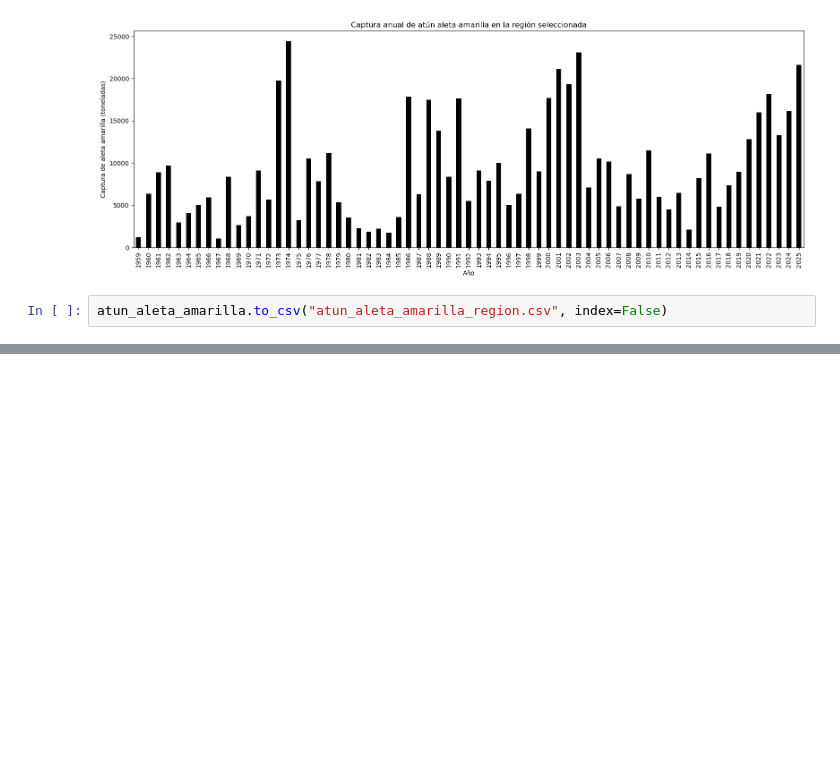
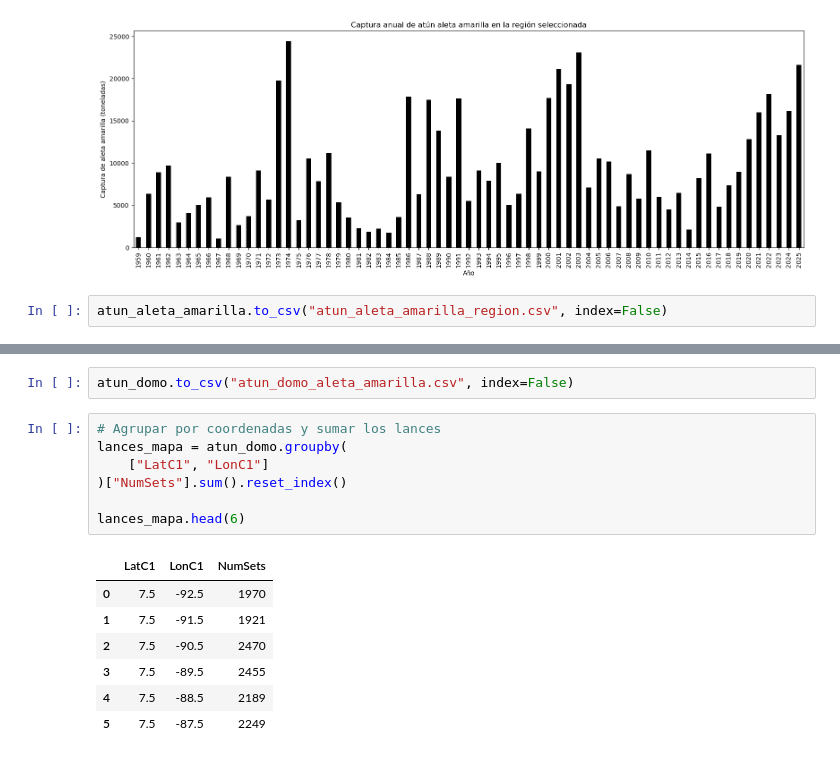
Before and after one commit to Intercoonecta/OHWE_26_ATUN_TEMP, a Jupyter notebook: Exploracion_atun_CR.ipynb, the cells around one changed output, grey strips where cells are left out. Drawn from its saved outputs; the diff is of its cells as text; blank space fills up the shorter version.

```diff
--- a/Exploracion_atun_CR.ipynb
+++ b/Exploracion_atun_CR.ipynb
@@ -115,0 +153,17 @@ atun_aleta_amarilla.to_csv("atun_aleta_amarilla_region.csv", index=False)
+# %%
+atun_domo.to_csv("atun_domo_aleta_amarilla.csv", index=False)
+# %%
+# Agrupar por coordenadas y sumar los lances
+lances_mapa = atun_domo.groupby(
+    ["LatC1", "LonC1"]
+)["NumSets"].sum().reset_index()
+
+lances_mapa.head(6)
+# %% [output]
+|  | LatC1 | LonC1 | NumSets |
+| 0 | 7.5 | -92.5 | 1970 |
+| 1 | 7.5 | -91.5 | 1921 |
+| 2 | 7.5 | -90.5 | 2470 |
+| 3 | 7.5 | -89.5 | 2455 |
+| 4 | 7.5 | -88.5 | 2189 |
+| 5 | 7.5 | -87.5 | 2249 |
```
Also changed, not shown: parts of 4 cells of this notebook.
